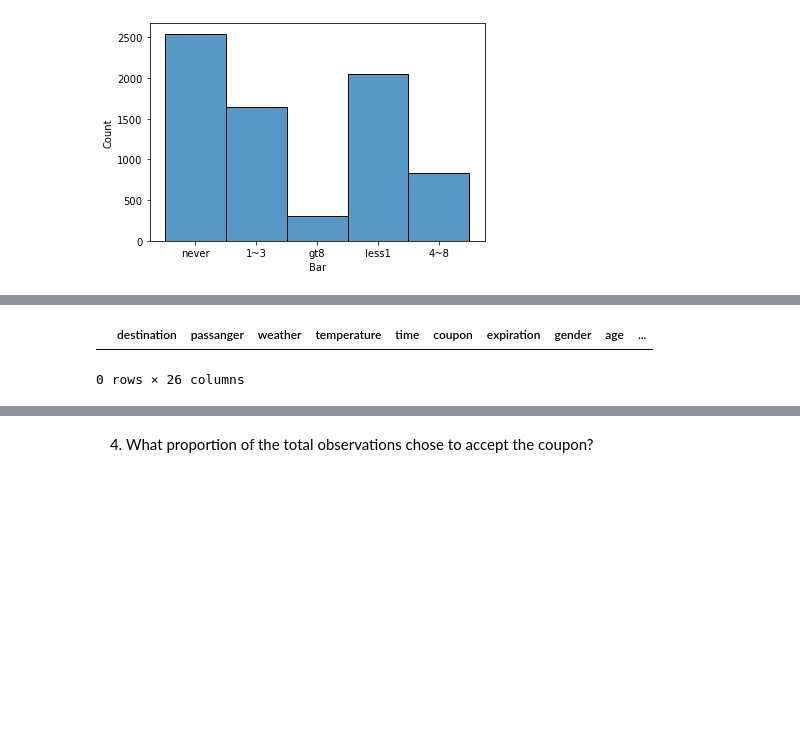
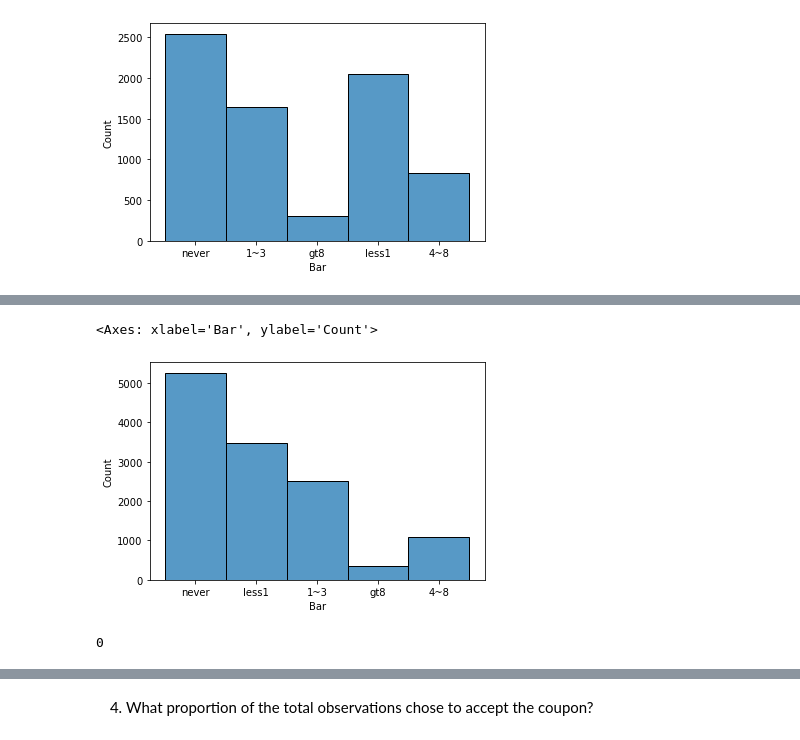
Before and after one commit to spiderweb2828/AIML-Assignment1, a Jupyter notebook: prompt.ipynb, the cells around one changed output, grey strips where cells are left out. Drawn from its saved outputs; the diff is of its cells as text; code cells hidden in the pictures; blank space fills up the shorter version.

```diff
--- a/prompt.ipynb
+++ b/prompt.ipynb
@@ -181,4 +183,5 @@ sns.histplot(data=tmp_dataset[tmp_dataset['has_children'] == 0], x="Bar")
 <Axes: xlabel='Bar', ylabel='Count'>
 [figure]
 # %%
-tmp_dataset.loc[(tmp_dataset['Bar'].isnull() & tmp_dataset['has_children'] == 0),'Bar'] ='1~3'
+#tmp_dataset.loc[(tmp_dataset['Bar'].isnull() & tmp_dataset['has_children'] == 0),'Bar']
+tmp_dataset[tmp_dataset['Bar'].isnull()]
@@ -185,5 +207,11 @@ tmp_dataset.loc[(tmp_dataset['Bar'].isnull() & tmp_dataset['has_children'] == 0)
+# %%
+tmp_dataset['Bar'] = tmp_dataset['Bar'].fillna("1~3")
+# %%
+sns.histplot(data=tmp_dataset, x="Bar")
+# %% [output]
+<Axes: xlabel='Bar', ylabel='Count'>
+[figure, added]
 # %%
-tmp_dataset.query( 'Bar.isnull()', engine='python')
+tmp_dataset['Bar'].isnull().sum()
 # %% [output]
-|  | destination | passanger | weather | temperature | time | coupon | expiration | gender | age | ... |
-0 rows × 26 columns
+0
```
Also changed, not shown: parts of 12 cells of this notebook.
